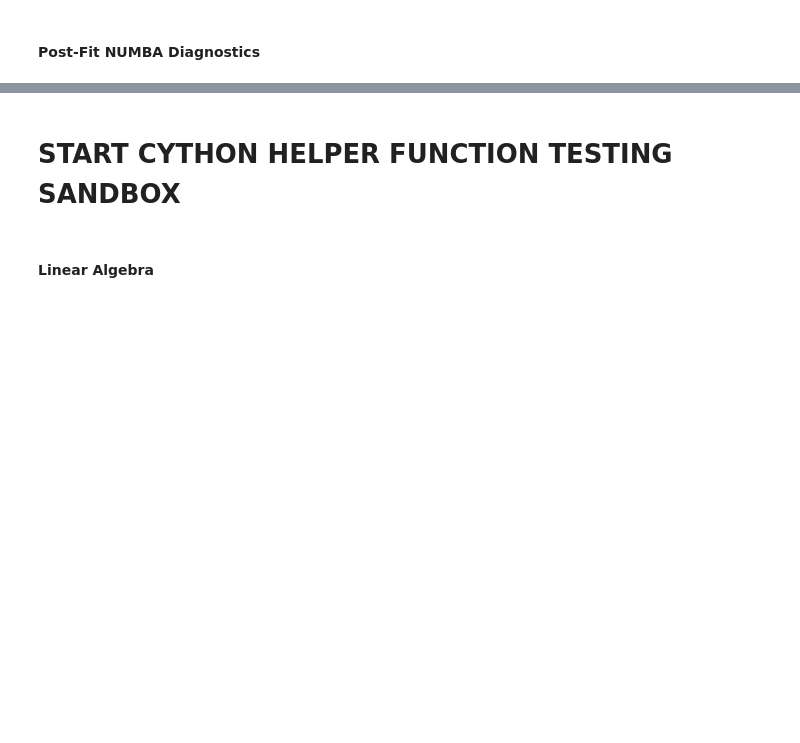
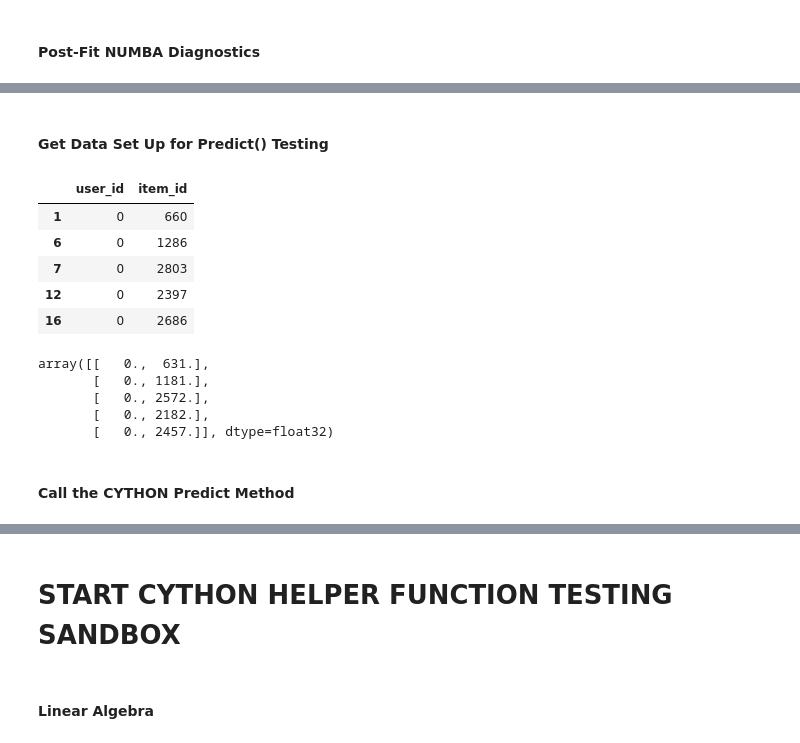
Before and after one commit to etlundquist/rankfm, a Jupyter notebook: examples/cython-sandbox.ipynb, the cells around one changed output, grey strips where cells are left out. Cells and saved outputs as stored; diff of their text form; code cells hidden in the pictures; blank space fills up the shorter version.

Commit message:
working cython predict

```diff
--- a/examples/cython-sandbox.ipynb
+++ b/examples/cython-sandbox.ipynb
@@ -246,0 +248,26 @@ Numba Hit Rate: 0.7830407419675389
+# %% [markdown]
+#### Get Data Set Up for **Predict()** Testing
+# %%
+pairs = interactions_valid
+pairs.head()
+# %% [output]
+|  | user_id | item_id |
+| 1 | 0 | 660 |
+| 6 | 0 | 1286 |
+| 7 | 0 | 2803 |
+| 12 | 0 | 2397 |
+| 16 | 0 | 2686 |
+# %%
+pred_pairs = pairs.copy()
+pred_pairs['user_id'] = pred_pairs['user_id'].map(model.user_to_index)
+pred_pairs['item_id'] = pred_pairs['item_id'].map(model.item_to_index)
+pred_pairs = np.ascontiguousarray(pred_pairs, dtype=np.float32)
+pred_pairs[:5]
+# %% [output]
+array([[   0.,  631.],
+       [   0., 1181.],
+       [   0., 2572.],
+       [   0., 2182.],
+       [   0., 2457.]], dtype=float32)
+# %% [markdown]
+#### Call the **CYTHON** Predict Method
```
Also changed, not shown: parts of 18 cells of this notebook, 1 other file.
